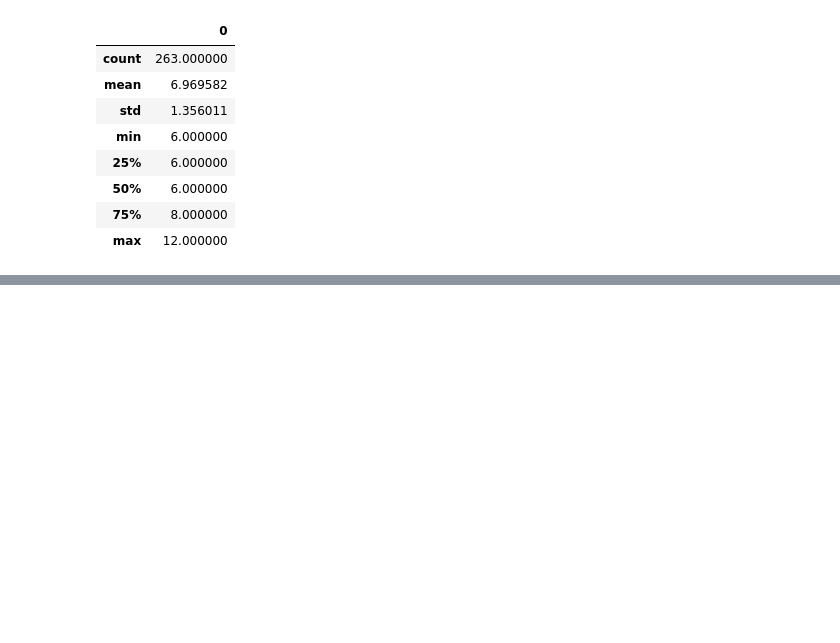
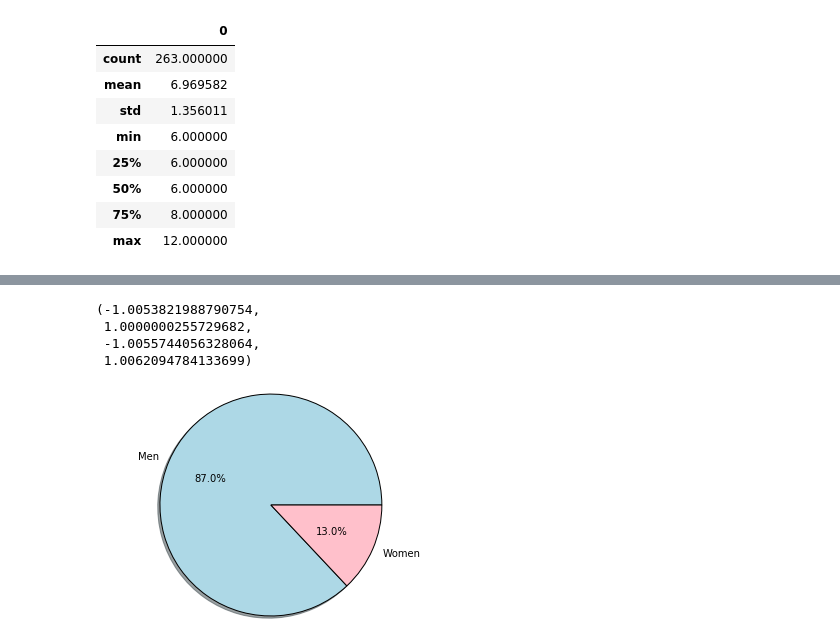
Before and after one commit to lfkrapp/literate-pancake, a Jupyter notebook: 02 - Data from the Web/homework.ipynb, the cells around one changed output, grey strips where cells are left out. Drawn from its saved outputs; the diff is of its cells as text; code cells hidden in the pictures; blank space fills up the shorter version.

```diff
--- a/02 - Data from the Web/homework.ipynb
+++ b/02 - Data from the Web/homework.ipynb
@@ -78,0 +131,4 @@ Monsieur.describe()
+# %%
+Madame = pd.DataFrame(students.loc["Madame"].sum(axis=1))
+Madame = Madame[Madame[0] > 3]
+Madame.describe()
@@ -78,0 +145,4 @@ Monsieur.describe()
+# %%
+Monsieur = pd.DataFrame(students.loc["Monsieur"].sum(axis=1))
+Monsieur = Monsieur[Monsieur[0] > 3]
+Monsieur.describe()
@@ -78,0 +159,14 @@ Monsieur.describe()
+# %%
+labels = "Men", "Women"
+sizes = [Monsieur.size, Madame.size]
+colors = ["lightblue", "pink"]
+
+plt.pie(sizes, labels=labels, colors=colors,
+        autopct='%1.1f%%', shadow=True)
+plt.axis('equal')
+# %% [output]
+(-1.0053821988790754,
+ 1.0000000255729682,
+ -1.0055744056328064,
+ 1.0062094784133699)
+[figure, added]
```
Also changed, not shown: parts of 10 cells of this notebook.
